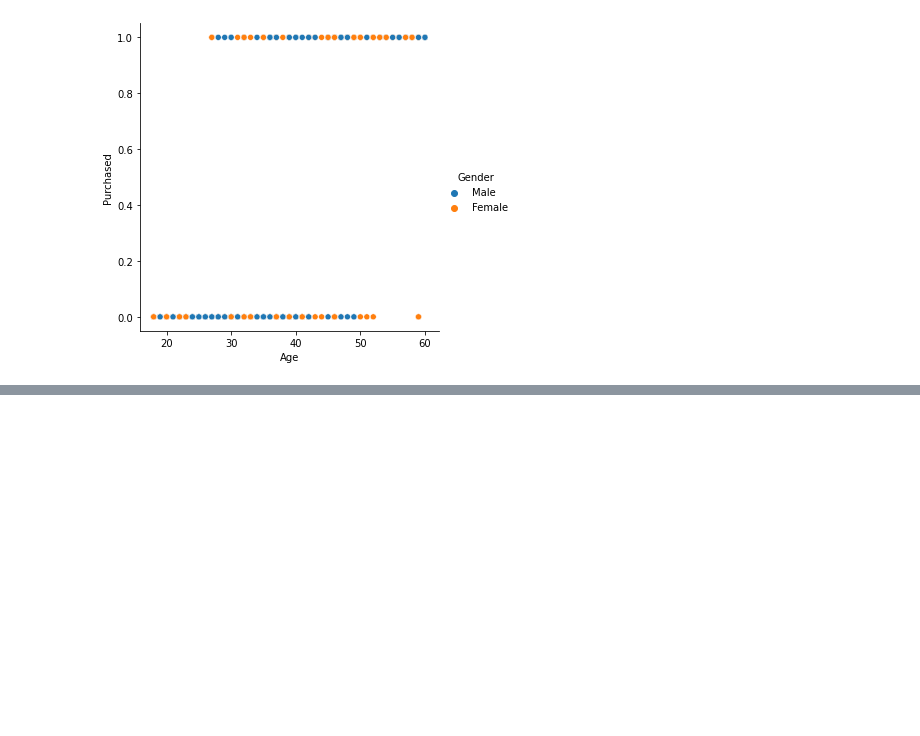
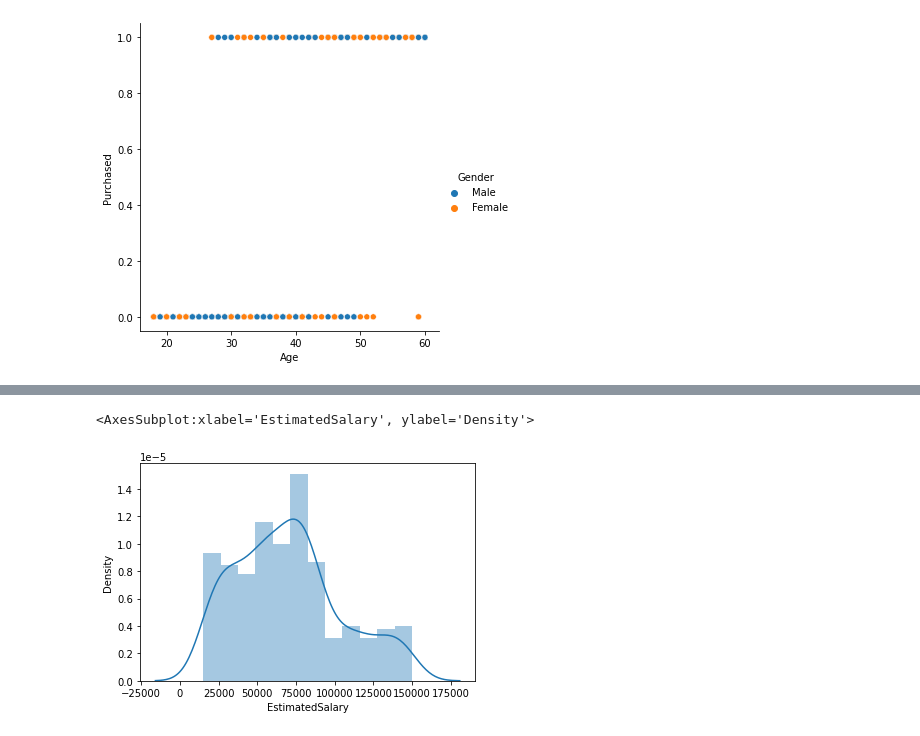
Before and after one commit to juneedpk/data-viz1, a Jupyter notebook: eda.ipynb, the cells around one changed output, grey strips where cells are left out. Drawn from its saved outputs; the diff is of its cells as text; code cells hidden in the pictures; blank space fills up the shorter version.

```diff
--- a/eda.ipynb
+++ b/eda.ipynb
@@ -129,0 +135,5 @@ sns.relplot(x='Age',y='Purchased',data=ads2,hue='Gender')
+# %%
+sns.distplot(ads2['EstimatedSalary'])
+# %% [output]
+<AxesSubplot:xlabel='EstimatedSalary', ylabel='Density'>
+[figure, added]
```
Also changed, not shown: parts of 3 cells of this notebook, 2 other files.
